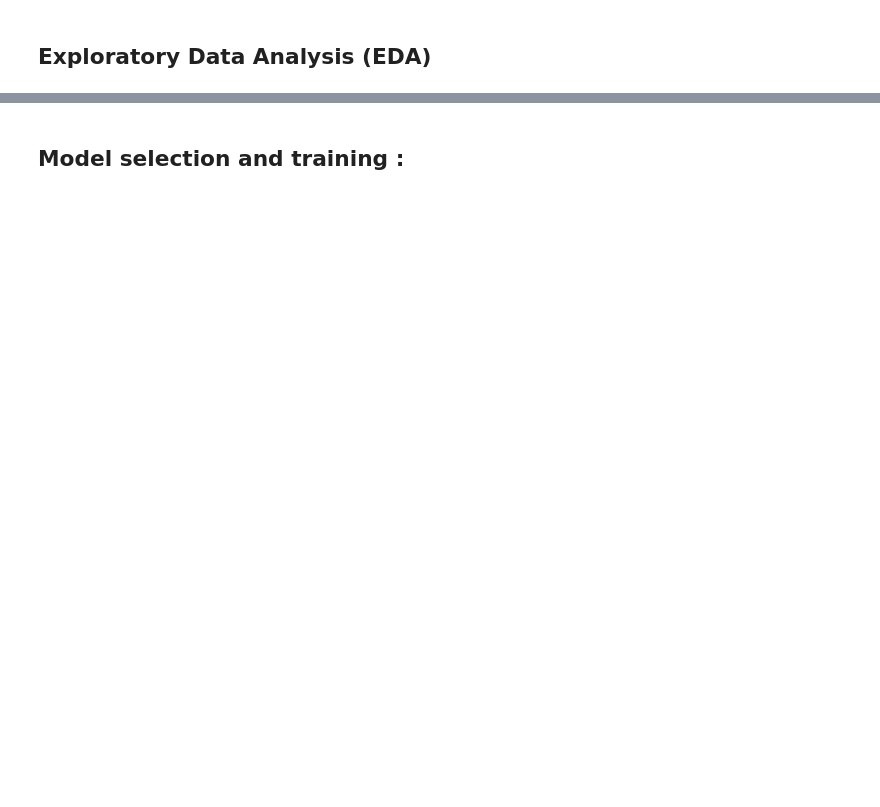
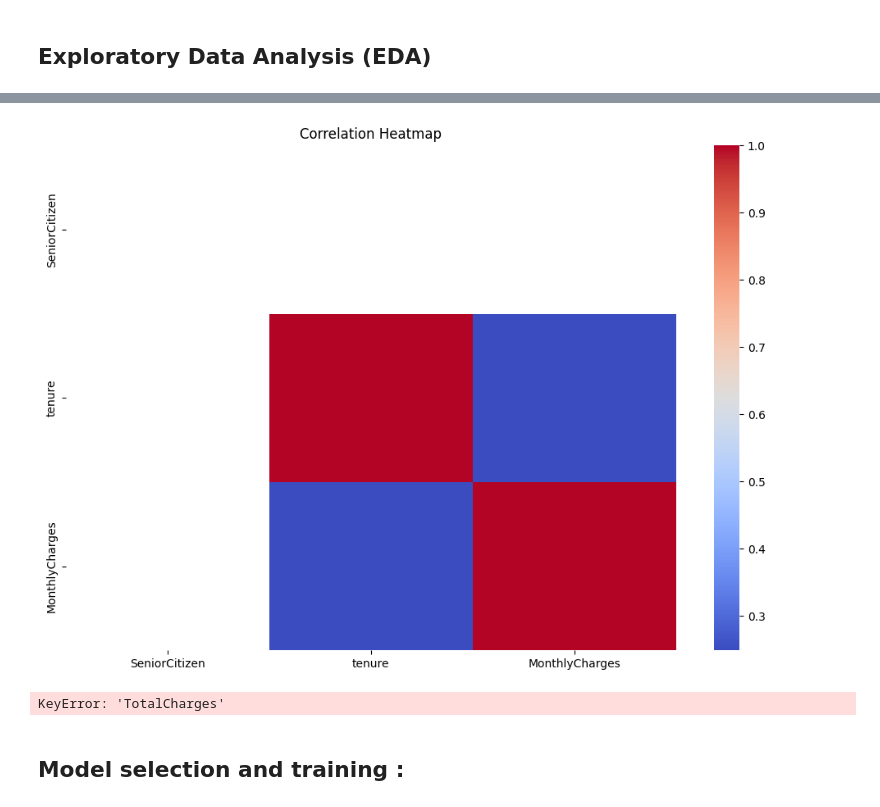
Before and after one commit to khadijah-DEV/next-ecommerce, a Jupyter notebook: Module_6_summative_assesment.ipynb, the cells around one changed output, grey strips where cells are left out. Drawn from its saved outputs; the diff is of its cells as text; code cells hidden in the pictures; blank space fills up the shorter version.

```diff
--- a/Module_6_summative_assesment.ipynb
+++ b/Module_6_summative_assesment.ipynb
@@ -108,3 +131,35 @@ plt.show()
+# %%
+import seaborn as sns
+import matplotlib.pyplot as plt
+
+# Select only numerical columns
+num_cols = df.select_dtypes(include=['number'])
+
+# Further reduce if too many columns
+if num_cols.shape[1] > 50:  # Adjust this threshold as needed
+    num_cols = num_cols.iloc[:, :50]  # Take only the first 50 numerical columns
+
+# Plot the heatmap
+plt.figure(figsize=(12, 8))
+sns.heatmap(num_cols.corr(), annot=False, cmap='coolwarm')  # Set annot=False for speed
+plt.title("Correlation Heatmap")
+plt.show()
+# %% [output]
+[figure, added]
+# %%
+import seaborn as sns
+import matplotlib.pyplot as plt
+
+# Sample 1000 values to speed up the boxplot (adjust as needed)
+sampled_data = df['TotalCharges'].sample(n=1000, random_state=42)
+
+# Plot the boxplot
+plt.figure(figsize=(8, 6))
+sns.boxplot(data=sampled_data)
+plt.title("Boxplot of TotalCharges (Sampled)")
+plt.show()
+# %% [output]
+KeyError: 'TotalCharges'
 # %%
 sns.pairplot(df.sample(500))  # Sample 500 rows to avoid high computation time
 plt.show()
```
Also changed, not shown: parts of 39 cells of this notebook.
